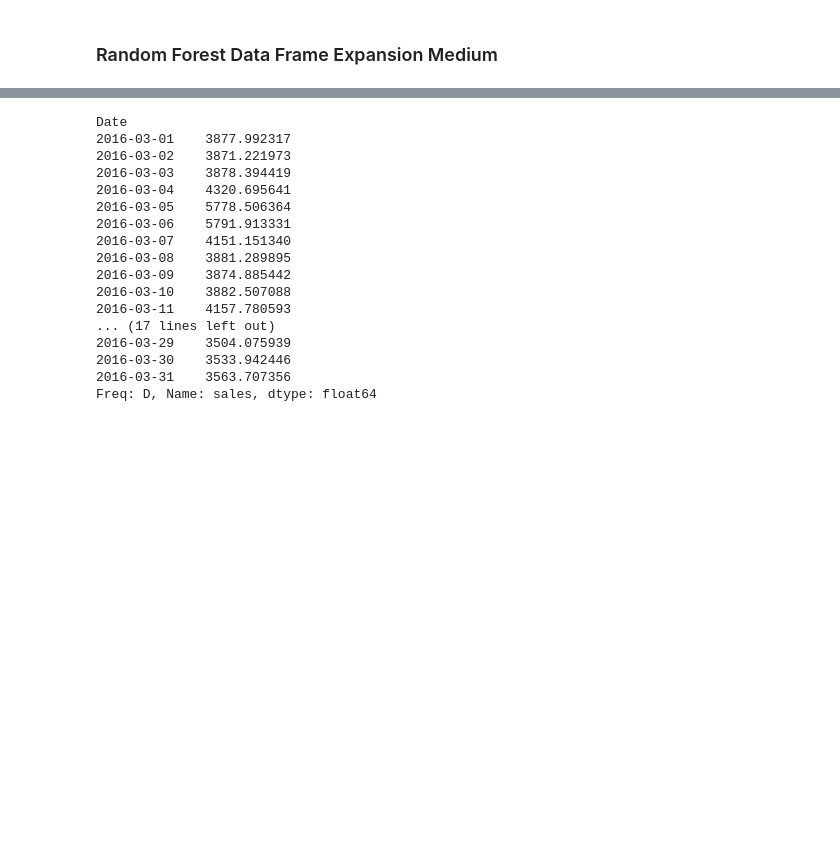
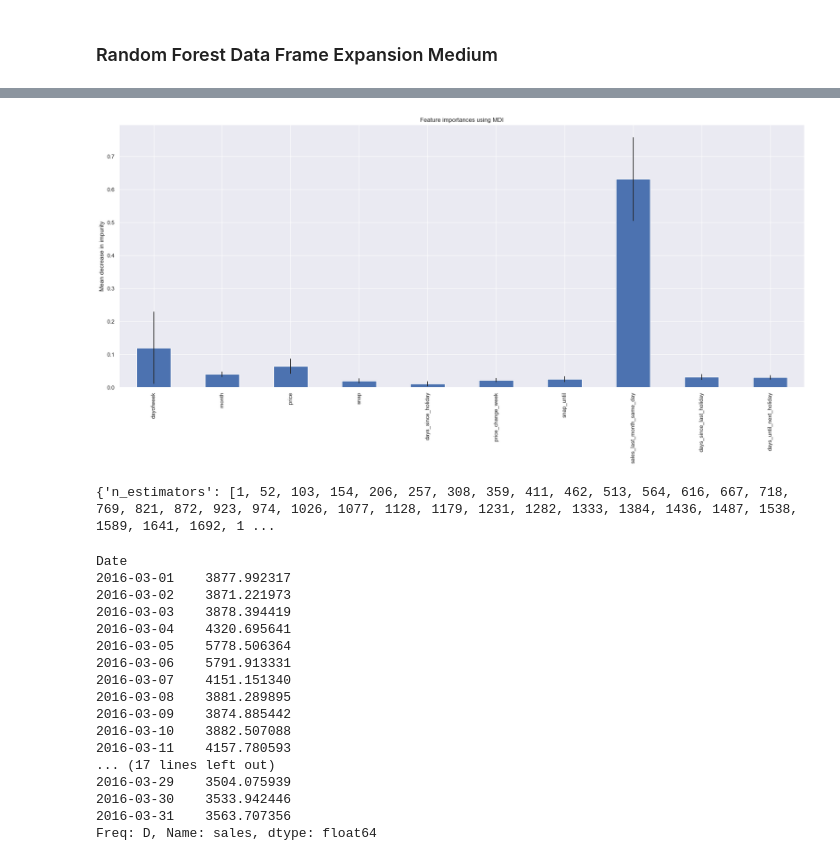
Before and after one commit to EdwinUe/BAB_WS22-23, a Jupyter notebook: Code/003BusinessAnalyticsBProjekt.ipynb, the cells around one changed output, grey strips where cells are left out. Drawn from its saved outputs; the diff is of its cells as text; code cells hidden in the pictures; blank space fills up the shorter version.

Commit message:
Feature Creation + Hyperparameter Search (Random)

```diff
--- a/Code/003BusinessAnalyticsBProjekt.ipynb
+++ b/Code/003BusinessAnalyticsBProjekt.ipynb
@@ -924,7 +989,7 @@ prediction_bagregrf_medium_alldata.to_csv('bagregrf_medium_alldata.csv')
 # %% [markdown]
 ### Random Forest Data Frame Expansion Medium
 # %%
-rf_medium_exp = RandomForestRegressor(n_estimators=1000,criterion='squared_error', max_depth= 8,max_features='log2',max_leaf_nodes = 650,random_state=42, min_samples_split = 9)
+rf_medium_exp = RandomForestRegressor(random_state=42)
 x_train, x_test, y_train, y_test = train_test_split(X_medium_exp, y_medium_exp, test_size=31, shuffle = False)
 rf_medium_exp.fit(x_train, y_train)
 
@@ -960,0 +1026,10 @@ MAE mad:         70.69
+# %%
+import time
+import numpy as np
+
+start_time = time.time()
+importances = rf_medium_exp.feature_importances_
+std = np.std([tree.feature_importances_ for tree in rf_medium_exp.estimators_], axis=0)
+elapsed_time = time.time() - start_time
+
+print(f"Elapsed time to compute the importances: {elapsed_time:.3f} seconds")
@@ -960,0 +1038,38 @@ MAE mad:         70.69
+# %%
+feature_names = X_medium_exp.columns
+# %%
+forest_importances = pd.Series(importances, index=feature_names)
+
+fig, ax = plt.subplots()
+forest_importances.plot.bar(yerr=std, ax=ax)
+ax.set_title("Feature importances using MDI")
+ax.set_ylabel("Mean decrease in impurity")
+fig.tight_layout()
+# %% [output]
+[figure, added]
+# %%
+from sklearn.model_selection import RandomizedSearchCV
+
+# Number of trees in random forest
+n_estimators = [int(x) for x in np.linspace(start = 1, stop = 2000, num = 40)]
+# Number of features to consider at every split
+max_features = ['auto', 'sqrt','log2']
+# Maximum number of levels in tree
+max_depth = [int(x) for x in np.linspace(1, 100, num = 50)]
+max_depth.append(None)
+# Minimum number of samples required to split a node
+min_samples_split = [int(x) for x in np.linspace(start = 1, stop = 31, num = 15)]
+# Minimum number of samples required at each leaf node
+min_samples_leaf = [int(x) for x in np.linspace(start = 1, stop = 31, num = 15)]
+# Method of selecting samples for training each tree
+bootstrap = [True, False]
+# Create the random grid
+random_grid = {'n_estimators': n_estimators,
+               'max_features': max_features,
+               'max_depth': max_depth,
+               'min_samples_split': min_samples_split,
+               'min_samples_leaf': min_samples_leaf,
+               'bootstrap': bootstrap}
+print(random_grid)
+# %% [output]
+{'n_estimators': [1, 52, 103, 154, 206, 257, 308, 359, 411, 462, 513, 564, 616, 667, 718, 769, 821, 872, 923, 974, 1026, 1077, 1128, 1179, 1231, 1282, 1333, 1384, 1436, 1487, 1538, 1589, 1641, 1692, 1 ...
```
Also changed, not shown: parts of 47 cells of this notebook.
